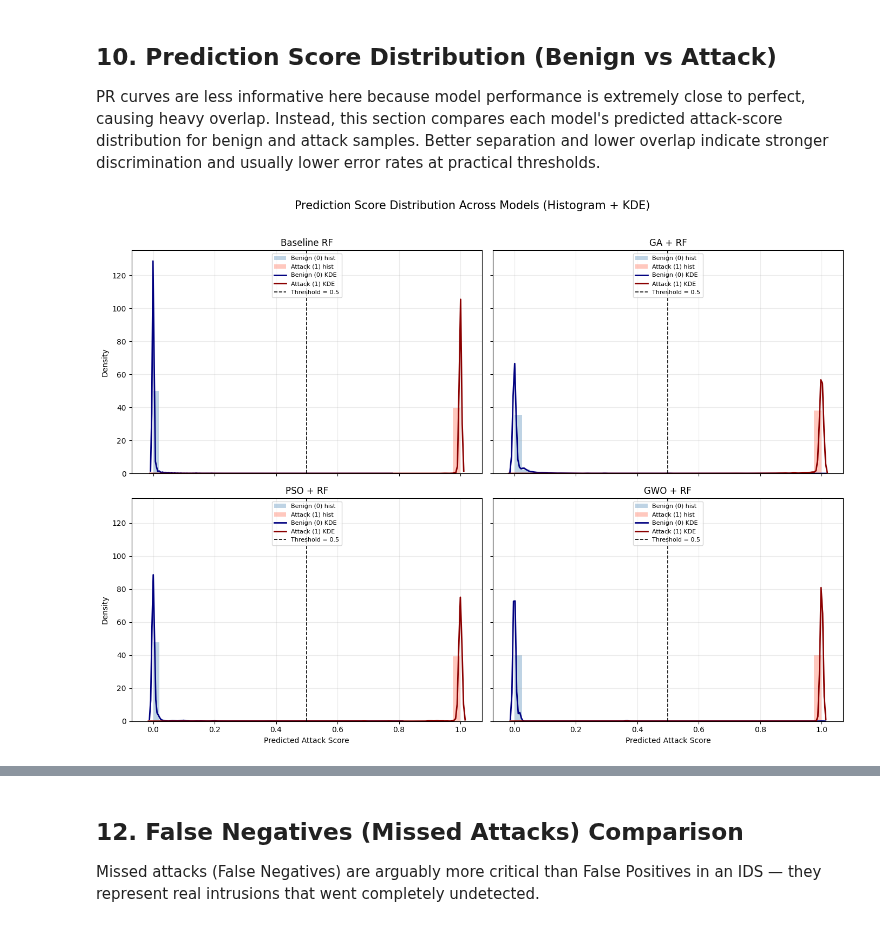
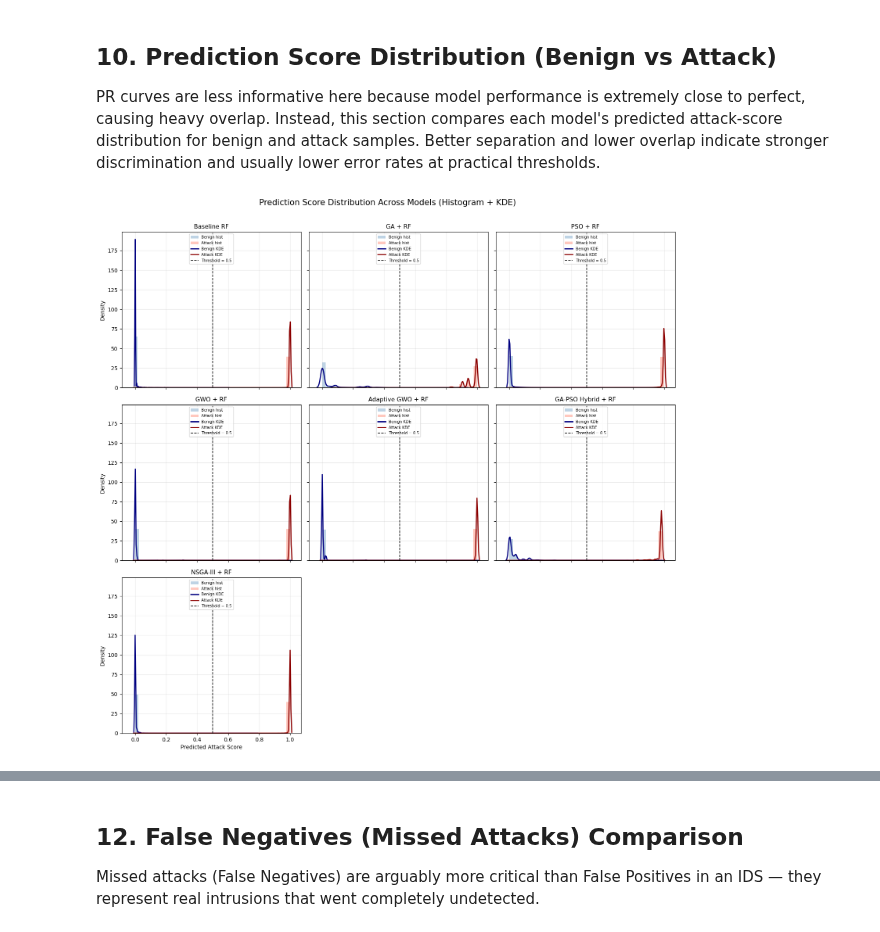
Before and after one commit to rajul-kk/AIM_coursework, a Jupyter notebook: Eval.ipynb, the cells around one changed output, grey strips where cells are left out. Drawn from its saved outputs; the diff is of its cells as text; code cells hidden in the pictures.

```diff
--- a/Eval.ipynb
+++ b/Eval.ipynb
@@ -176,0 +217,17 @@ False Positives: 20
+# %%
+print("\n===================================")
+print("=== Running NSGA-III Optimizer ===")
+print("===================================")
+
+NSGA_POP_SIZE = max(24, NUM_AGENTS)
+NSGA_DIVISIONS = 6
+
+nsga3_metrics, rf_nsga3, nsga3_mask, nsga3_history = run_nsga3(
+    X_train_subset,
+    y_train_subset,
+    X_test,
+    y_test,
+    pop_size=NSGA_POP_SIZE,
+    num_iterations=NUM_ITERATIONS,
+    divisions=NSGA_DIVISIONS,
+ )
@@ -333,47 +477,53 @@ PR curves are less informative here because model performance is extremely close
 # %%
 # ## 10. Prediction Score Distribution (Benign vs Attack)
 
-fig, axes = plt.subplots(2, 2, figsize=(14, 10), sharex=True, sharey=True)
-axes = axes.ravel()
-
 model_specs = [
-    ('Baseline RF', rf_baseline, X_test),
-    ('GA + RF', rf_ga, X_test[:, ga_mask]),
-    ('PSO + RF', rf_pso, X_test[:, pso_mask]),
-    ('GWO + RF', rf_gwo, X_test[:, gwo_mask]),
+    ("Baseline RF", rf_baseline, X_test),
+    ("GA + RF", rf_ga, X_test[:, ga_mask]),
+    ("PSO + RF", rf_pso, X_test[:, pso_mask]),
+    ("GWO + RF", rf_gwo, X_test[:, gwo_mask]),
+    ("Adaptive GWO + RF", rf_agwo, X_test[:, agwo_mask]),
+    ("GA-PSO Hybrid + RF", rf_gapso, X_test[:, gapso_mask]),
+    ("NSGA-III + RF", rf_nsga3, X_test[:, nsga3_mask]),
 ]
 
+n_models = len(model_specs)
+ncols = 3
+nrows = int(np.ceil(n_models / ncols))
+
+fig, axes = plt.subplots(nrows, ncols, figsize=(15, 4.7 * nrows), sharex=True, sharey=True)
+axes = np.array(axes).reshape(-1)
+
 for ax, (title, model, X_eval) in zip(axes, model_specs):
-    if hasattr(model, 'predict_proba'):
+    if hasattr(model, "predict_proba"):
         y_score = model.predict_proba(X_eval)[:, 1]
     else:
-        # Fallback to hard predictions if probability output is unavailable.
         y_score = model.predict(X_eval).astype(float)
 
     score_benign = y_score[np.array(y_test) == 0]
     score_attack = y_score[np.array(y_test) == 1]
 
-    # Histogram layer
-    ax.hist(score_benign, bins=40, alpha=0.35, density=True, color='steelblue', label='Benign (0) hist')
-    ax.hist(score_attack, bins=40, alpha=0.35, density=True, color='tomato', label='Attack (1) hist')
+    ax.hist(score_benign, bins=40, alpha=0.35, density=True, color="steelblue", label="Benign hist")
+    ax.hist(score_attack, bins=40, alpha=0.35, density=True, color="tomato", label="Attack hist")
 
-    # KDE layer for smoother distribution shape
-    sns.kdeplot(score_benign, ax=ax, color='navy', linewidth=2, label='Benign (0) KDE')
-    sns.kdeplot(score_attack, ax=ax, color='darkred', linewidth=2, label='Attack (1) KDE')
+    sns.kdeplot(score_benign, ax=ax, color="navy", linewidth=2, label="Benign KDE")
+    sns.kdeplot(score_attack, ax=ax, color="darkred", linewidth=2, label="Attack KDE")
 
-    ax.axvline(0.5, color='black', linestyle='--', linewidth=1.2, label='Threshold = 0.5')
+    ax.axvline(0.5, color="black", linestyle="--", linewidth=1.2, label="Threshold = 0.5")
+    ax.set_title(title, fontsize=11)
+    ax.set_xlabel("Predicted Attack Score", fontsize=10)
+    ax.set_ylabel("Density", fontsize=10)
+    ax.grid(alpha=0.25)
+    ax.legend(fontsize=7, loc="upper center")
 
-    ax.set_title(title, fontsize=12)
-    ax.set_xlabel('Predicted Attack Score', fontsize=10)
-    ax.set_ylabel('Density', fontsize=10)
-    ax.grid(alpha=0.25)
-    ax.legend(fontsize=8, loc='upper center')
+for ax in axes[n_models:]:
+    ax.axis("off")
 
-plt.suptitle('Prediction Score Distribution Across Models (Histogram + KDE)', fontsize=15, y=1.02)
+plt.suptitle("Prediction Score Distribution Across Models (Histogram + KDE)", fontsize=15, y=1.01)
 plt.tight_layout()
 plt.show()
 # %% [output]
-[figure, old version]
+[figure, new version]
 # %%
 # ## 10. False Positives Comparison
 # Comparative bar chart for the critical False Positives metric.
```
Also changed, not shown: parts of 27 cells of this notebook, 2 other files.
